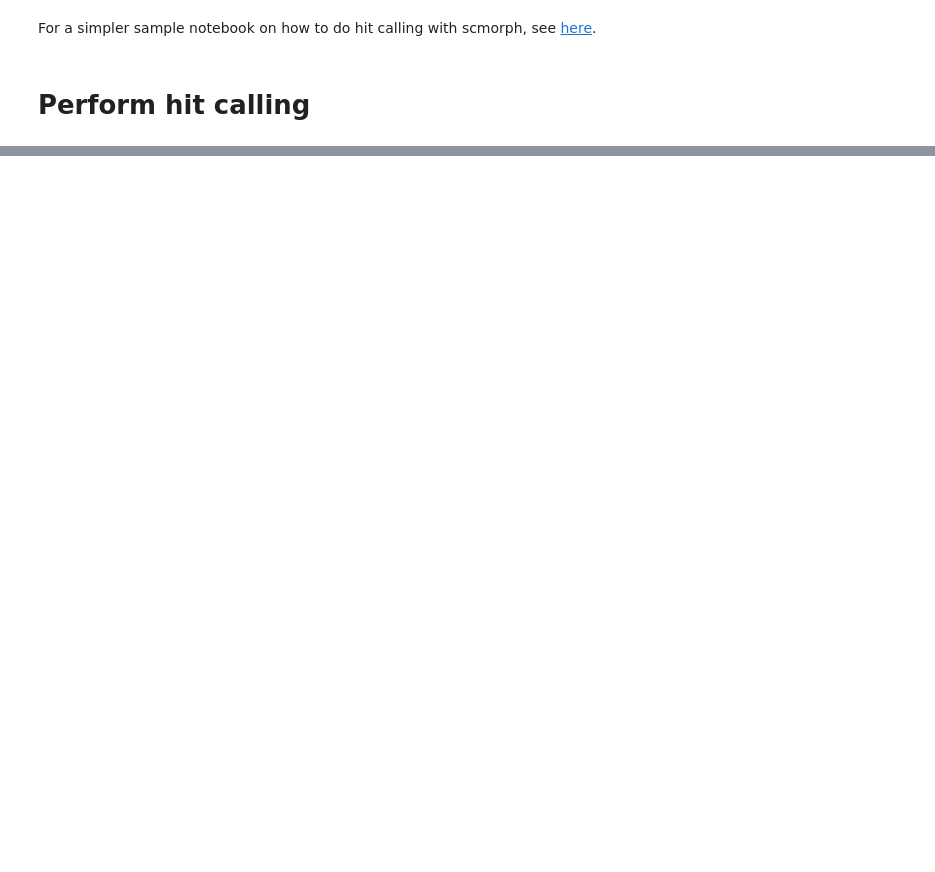
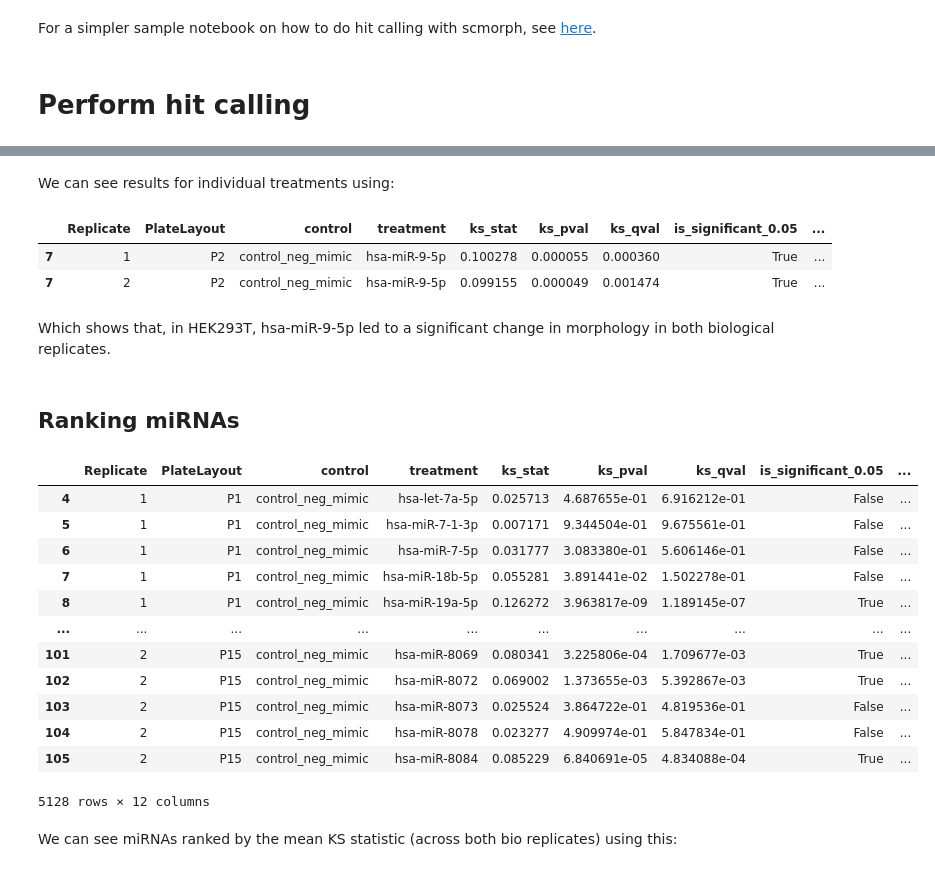
Before and after one commit to edbiomedai/microna-reproducibility, a Jupyter notebook: 01_rank_mirnas.ipynb, the cells around one changed output, grey strips where cells are left out. Saved outputs shown, nothing was run; the diff lists cells and outputs as text; code cells hidden in the pictures; blank space fills up the shorter version.

Commit message:
update ranking notebook

```diff
--- a/01_rank_mirnas.ipynb
+++ b/01_rank_mirnas.ipynb
@@ -85,0 +129,35 @@ treat_ks
+# %% [markdown]
+We can see results for individual treatments using:
+# %%
+treat_ks.loc[treat_ks["treatment"] == "hsa-miR-9-5p"]
+# %% [output]
+|  | Replicate | PlateLayout | control | treatment | ks_stat | ks_pval | ks_qval | is_significant_0.05 | ... |
+| 7 | 1 | P2 | control_neg_mimic | hsa-miR-9-5p | 0.100278 | 0.000055 | 0.000360 | True | ... |
+| 7 | 2 | P2 | control_neg_mimic | hsa-miR-9-5p | 0.099155 | 0.000049 | 0.001474 | True | ... |
+# %% [markdown]
+Which shows that, in HEK293T, hsa-miR-9-5p led to a significant change in
+morphology in both biological replicates.
+# %% [markdown]
+## Ranking miRNAs
+# %%
+treat_no_ctrl_ks = treat_ks.loc[~treat_ks["treatment"].str.startswith("control")]
+treat_no_ctrl_ks = treat_no_ctrl_ks.loc[~(treat_no_ctrl_ks["treatment"].isin(["DMSO","empty"]))]
+treat_no_ctrl_ks["mirna-base"] = treat_no_ctrl_ks["treatment"].str.split("-").str[1:].str.join("-")
+treat_no_ctrl_ks
+# %% [output]
+|  | Replicate | PlateLayout | control | treatment | ks_stat | ks_pval | ks_qval | is_significant_0.05 | ... |
+| 4 | 1 | P1 | control_neg_mimic | hsa-let-7a-5p | 0.025713 | 4.687655e-01 | 6.916212e-01 | False | ... |
+| 5 | 1 | P1 | control_neg_mimic | hsa-miR-7-1-3p | 0.007171 | 9.344504e-01 | 9.675561e-01 | False | ... |
+| 6 | 1 | P1 | control_neg_mimic | hsa-miR-7-5p | 0.031777 | 3.083380e-01 | 5.606146e-01 | False | ... |
+| 7 | 1 | P1 | control_neg_mimic | hsa-miR-18b-5p | 0.055281 | 3.891441e-02 | 1.502278e-01 | False | ... |
+| 8 | 1 | P1 | control_neg_mimic | hsa-miR-19a-5p | 0.126272 | 3.963817e-09 | 1.189145e-07 | True | ... |
+| ... | ... | ... | ... | ... | ... | ... | ... | ... | ... |
+| 101 | 2 | P15 | control_neg_mimic | hsa-miR-8069 | 0.080341 | 3.225806e-04 | 1.709677e-03 | True | ... |
+| 102 | 2 | P15 | control_neg_mimic | hsa-miR-8072 | 0.069002 | 1.373655e-03 | 5.392867e-03 | True | ... |
+| 103 | 2 | P15 | control_neg_mimic | hsa-miR-8073 | 0.025524 | 3.864722e-01 | 4.819536e-01 | False | ... |
+| 104 | 2 | P15 | control_neg_mimic | hsa-miR-8078 | 0.023277 | 4.909974e-01 | 5.847834e-01 | False | ... |
+| 105 | 2 | P15 | control_neg_mimic | hsa-miR-8084 | 0.085229 | 6.840691e-05 | 4.834088e-04 | True | ... |
+5128 rows × 12 columns
+# %% [markdown]
+We can see miRNAs ranked by the mean KS statistic (across both bio
+replicates) using this:
```
Also changed, not shown: parts of 15 cells of this notebook.
